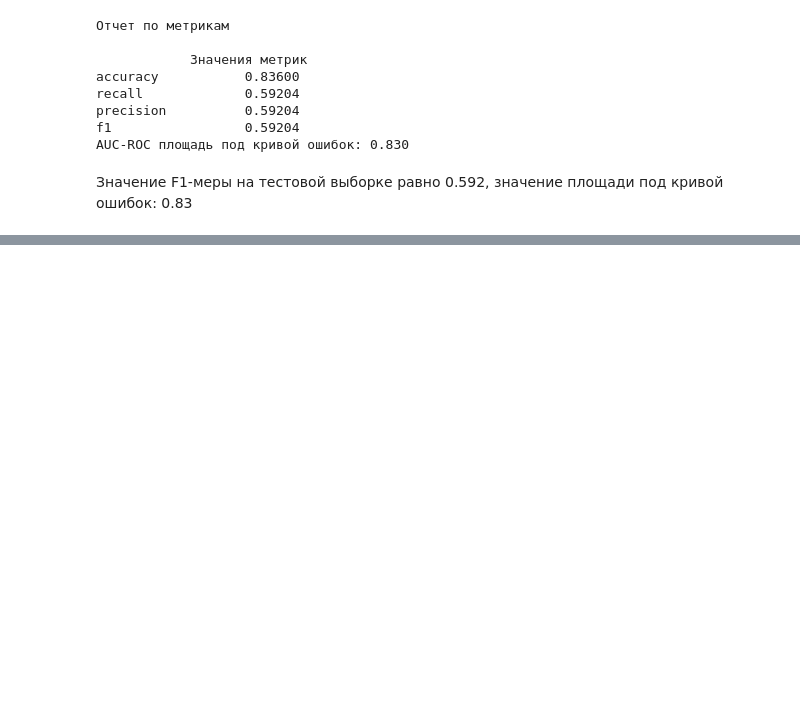
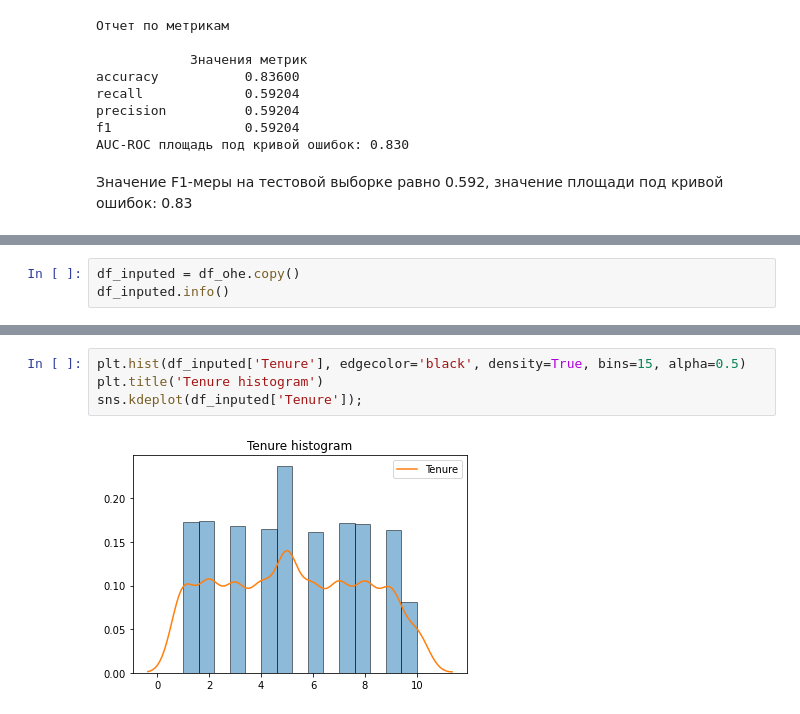
Before and after one commit to novayazarya/data_analytics, a Jupyter notebook: customer-churn-prediction.ipynb, the cells around one changed output, grey strips where cells are left out. Drawn from its saved outputs; the diff is of its cells as text; blank space fills up the shorter version.

```diff
--- a/customer-churn-prediction.ipynb
+++ b/customer-churn-prediction.ipynb
@@ -1108,0 +1113,3 @@ AUC-ROC площадь под кривой ошибок: 0.830
+# %%
+df_inputed = df_ohe.copy()
+df_inputed.info()
@@ -1108,0 +1136,6 @@ AUC-ROC площадь под кривой ошибок: 0.830
+# %%
+plt.hist(df_inputed['Tenure'], edgecolor='black', density=True, bins=15, alpha=0.5)
+plt.title('Tenure histogram')
+sns.kdeplot(df_inputed['Tenure']);
+# %% [output]
+[figure, added]
```
Also changed, not shown: parts of 41 cells of this notebook.
